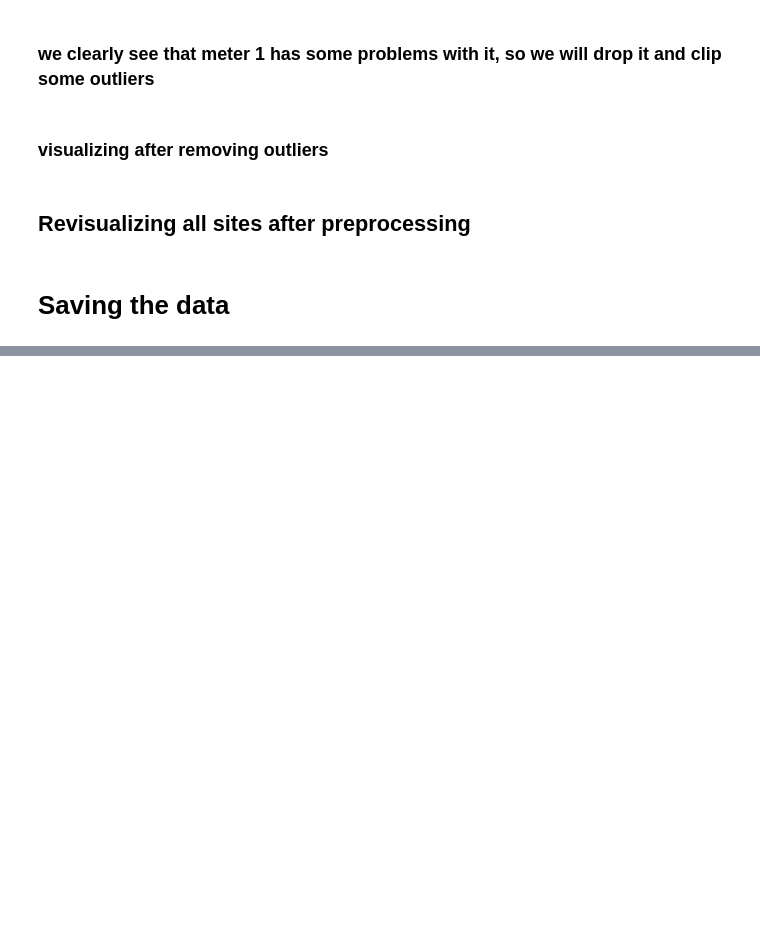
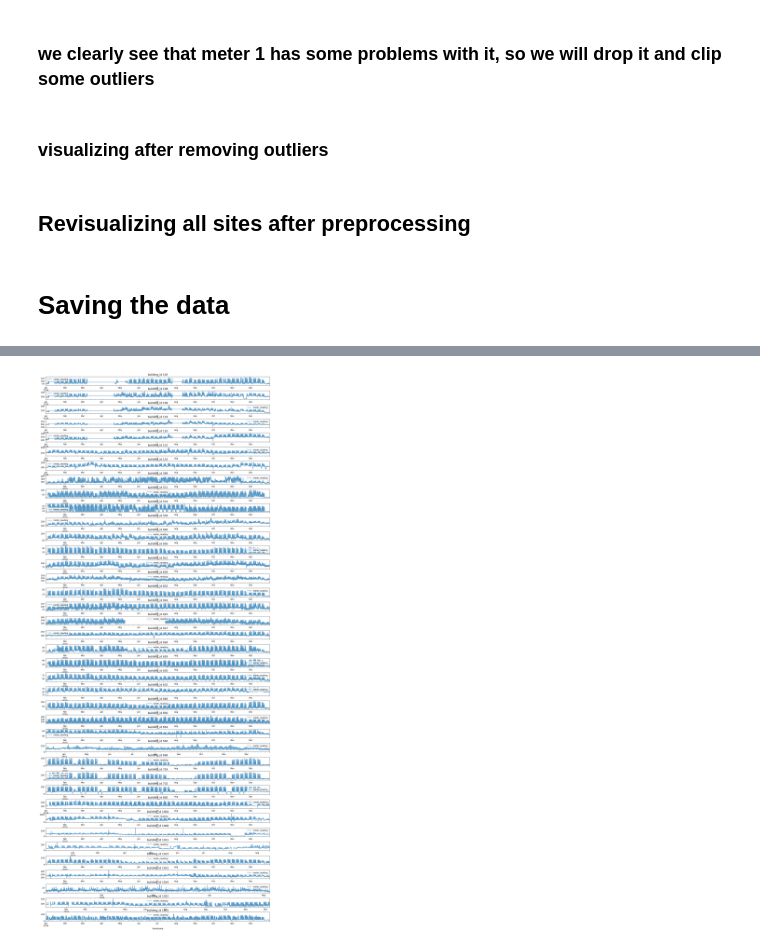
Before and after one commit to shomerthesec/Research-Buildings-Energy-forecasting-using-Deep-Learning, a Jupyter notebook: analyzing our building data.ipynb, the cells around one changed output, grey strips where cells are left out. Cells and saved outputs as stored; diff of their text form; code cells hidden in the pictures; blank space fills up the shorter version.

Commit message:
checking for new building of medium size

```diff
--- a/analyzing our building data.ipynb
+++ b/analyzing our building data.ipynb
@@ -587,0 +664,12 @@ train_df.to_csv('content/preprocessed_train.csv')
+# %%
+data= train_df.query('area==1 & primary_use==0 & meter==0')
+# %%
+fig, axes = plt.subplots(39,figsize=(20, 50), dpi=100)
+for ax,i in  enumerate(data['building_id'].unique()):
+    try:
+        data[data['building_id'] == i][['timestamp', 'meter_reading']].set_index('timestamp').resample('H').mean().plot(ax=axes[ax], alpha=0.8, label='By hour')
+        axes[ax].set_title('building_id {}'.format(i), fontsize=13);
+        plt.subplots_adjust(hspace=0.6)
+    except: pass
+# %% [output]
+[figure, added]
```
Also changed, not shown: parts of 13 cells of this notebook, 1 other file.
